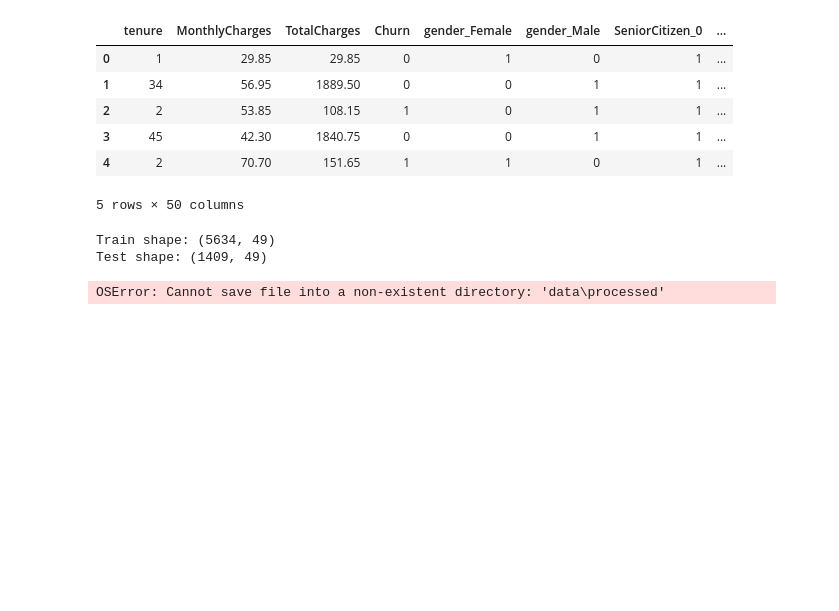
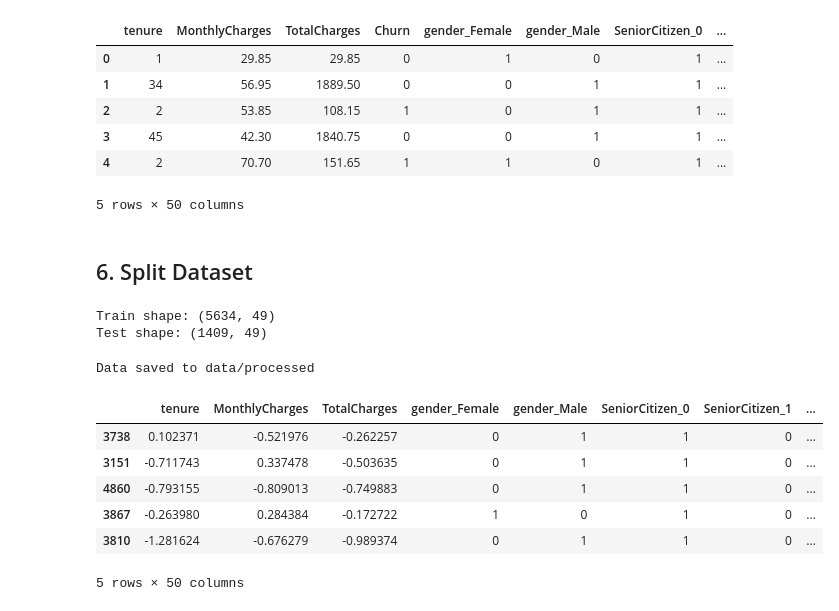
Before and after one commit to p-sahas/advanced-telco-customer-churn, a Jupyter notebook: Notebooks/02_Data_Preprocessing.ipynb, the cells around one changed output. Drawn from its saved outputs; the diff is of its cells as text; code cells hidden in the pictures; blank space fills up the shorter version.

Commit message:
data splitting

```diff
--- a/Notebooks/02_Data_Preprocessing.ipynb
+++ b/Notebooks/02_Data_Preprocessing.ipynb
@@ -154,6 +180,8 @@ df_processed.head()
 | 3 | 45 | 42.30 | 1840.75 | 0 | 0 | 1 | 1 | ... |
 | 4 | 2 | 70.70 | 151.65 | 1 | 1 | 0 | 1 | ... |
 5 rows × 50 columns
+# %% [markdown]
+## 6. Split Dataset
 # %%
 # Split into X and y
 X = df_processed.drop(target, axis=1)
@@ -174,15 +202,24 @@ Train shape: (5634, 49)
 Test shape: (1409, 49)
 # %%
 # Save processed data
-import os
 os.makedirs('../data/processed', exist_ok=True)
 
 train_data = pd.concat([X_train, y_train], axis=1)
 test_data = pd.concat([X_test, y_test], axis=1)
 
-train_data.to_csv('data/processed/train.csv', index=False)
-test_data.to_csv('data/processed/test.csv', index=False)
+train_data.to_csv('../data/processed/train.csv', index=False)
+test_data.to_csv('../data/processed/test.csv', index=False)
 
-print("Data saved to data/processed/")
+print("Data saved to data/processed")
 # %% [output]
-OSError: Cannot save file into a non-existent directory: 'data\processed'
+Data saved to data/processed
+# %%
+train_data.head()
+# %% [output]
+|  | tenure | MonthlyCharges | TotalCharges | gender_Female | gender_Male | SeniorCitizen_0 | SeniorCitizen_1 | ... |
+| 3738 | 0.102371 | -0.521976 | -0.262257 | 0 | 1 | 1 | 0 | ... |
+| 3151 | -0.711743 | 0.337478 | -0.503635 | 0 | 1 | 1 | 0 | ... |
+| 4860 | -0.793155 | -0.809013 | -0.749883 | 0 | 1 | 1 | 0 | ... |
+| 3867 | -0.263980 | 0.284384 | -0.172722 | 1 | 0 | 1 | 0 | ... |
+| 3810 | -1.281624 | -0.676279 | -0.989374 | 0 | 1 | 1 | 0 | ... |
+5 rows × 50 columns
```
Also changed, not shown: parts of 3 cells of this notebook.
